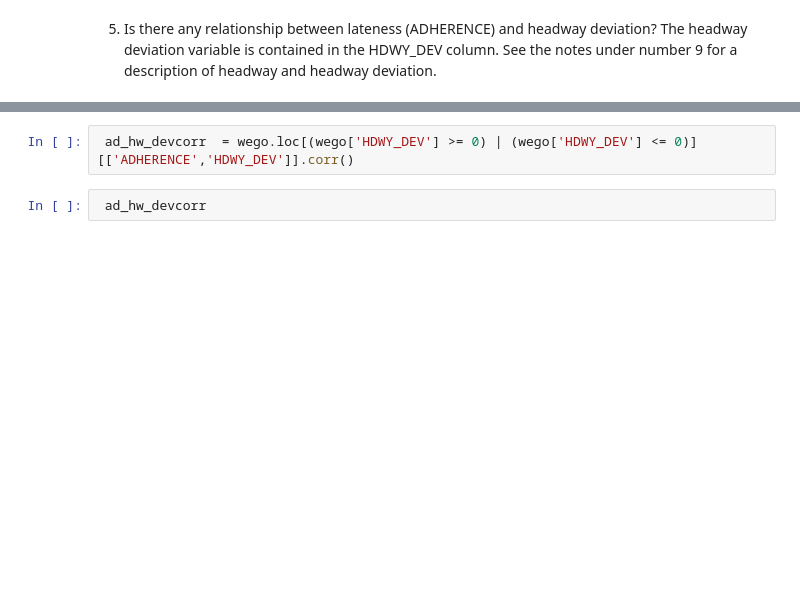
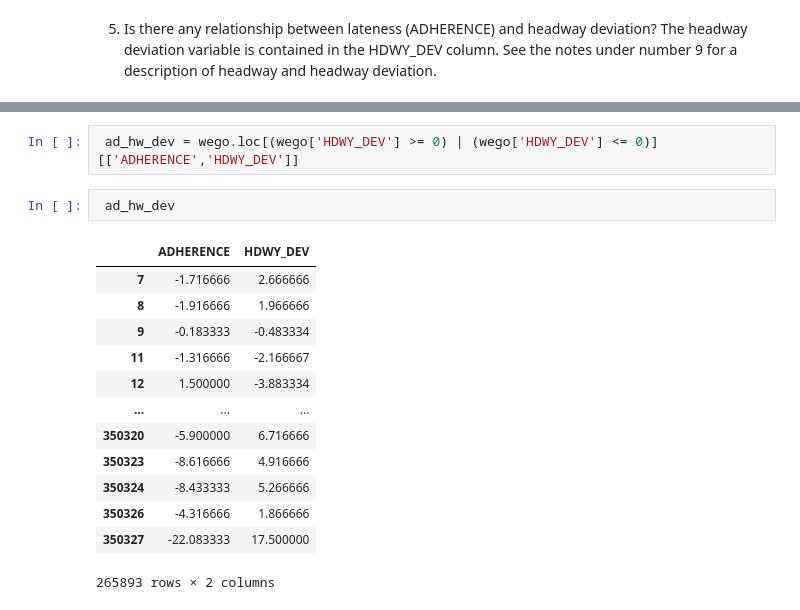
Before and after one commit to NSS-Full-Time-Data-Analytics-13/wego-nashville_team, a Jupyter notebook: notebooks/WeGo Data Introduction.ipynb, the cells around one changed output, grey strips where cells are left out. Cells and saved outputs as stored; diff of their text form; blank space fills up the shorter version.

```diff
--- a/notebooks/WeGo Data Introduction.ipynb
+++ b/notebooks/WeGo Data Introduction.ipynb
@@ -119,4 +193,18 @@ wego.loc[3:4, ['DATE', 'TRIP_ID', 'TRIP_EDGE', 'TIME_POINT_ABBR',
 # %%
- ad_hw_devcorr  = wego.loc[(wego['HDWY_DEV'] >= 0) | (wego['HDWY_DEV'] <= 0)][['ADHERENCE','HDWY_DEV']].corr()
+ ad_hw_dev = wego.loc[(wego['HDWY_DEV'] >= 0) | (wego['HDWY_DEV'] <= 0)][['ADHERENCE','HDWY_DEV']]
 # %%
- ad_hw_devcorr
+ ad_hw_dev
+# %% [output]
+|  | ADHERENCE | HDWY_DEV |
+| 7 | -1.716666 | 2.666666 |
+| 8 | -1.916666 | 1.966666 |
+| 9 | -0.183333 | -0.483334 |
+| 11 | -1.316666 | -2.166667 |
+| 12 | 1.500000 | -3.883334 |
+| ... | ... | ... |
+| 350320 | -5.900000 | 6.716666 |
+| 350323 | -8.616666 | 4.916666 |
+| 350324 | -8.433333 | 5.266666 |
+| 350326 | -4.316666 | 1.866666 |
+| 350327 | -22.083333 | 17.500000 |
+265893 rows × 2 columns
```
Also changed, not shown: parts of 41 cells of this notebook, 3 other files.
